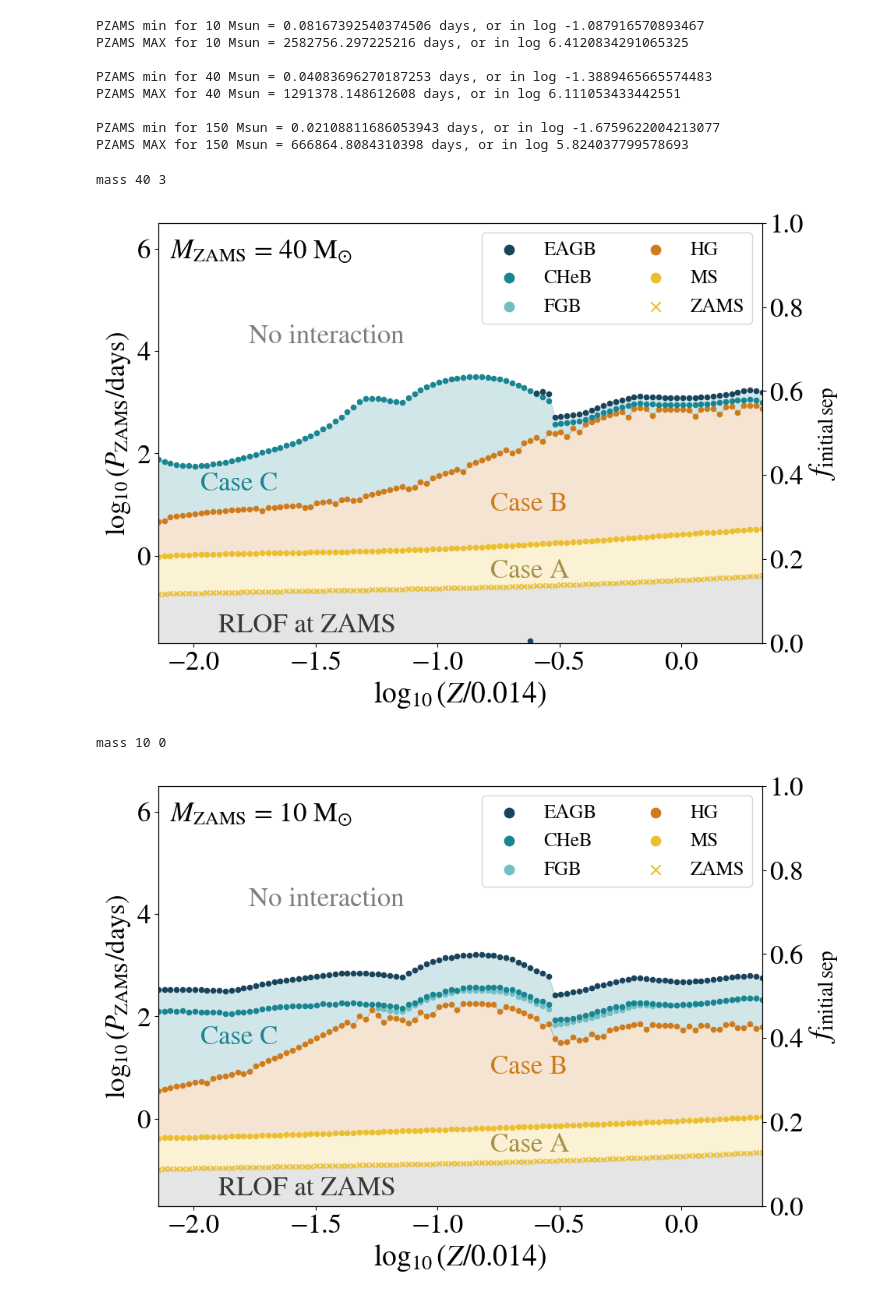
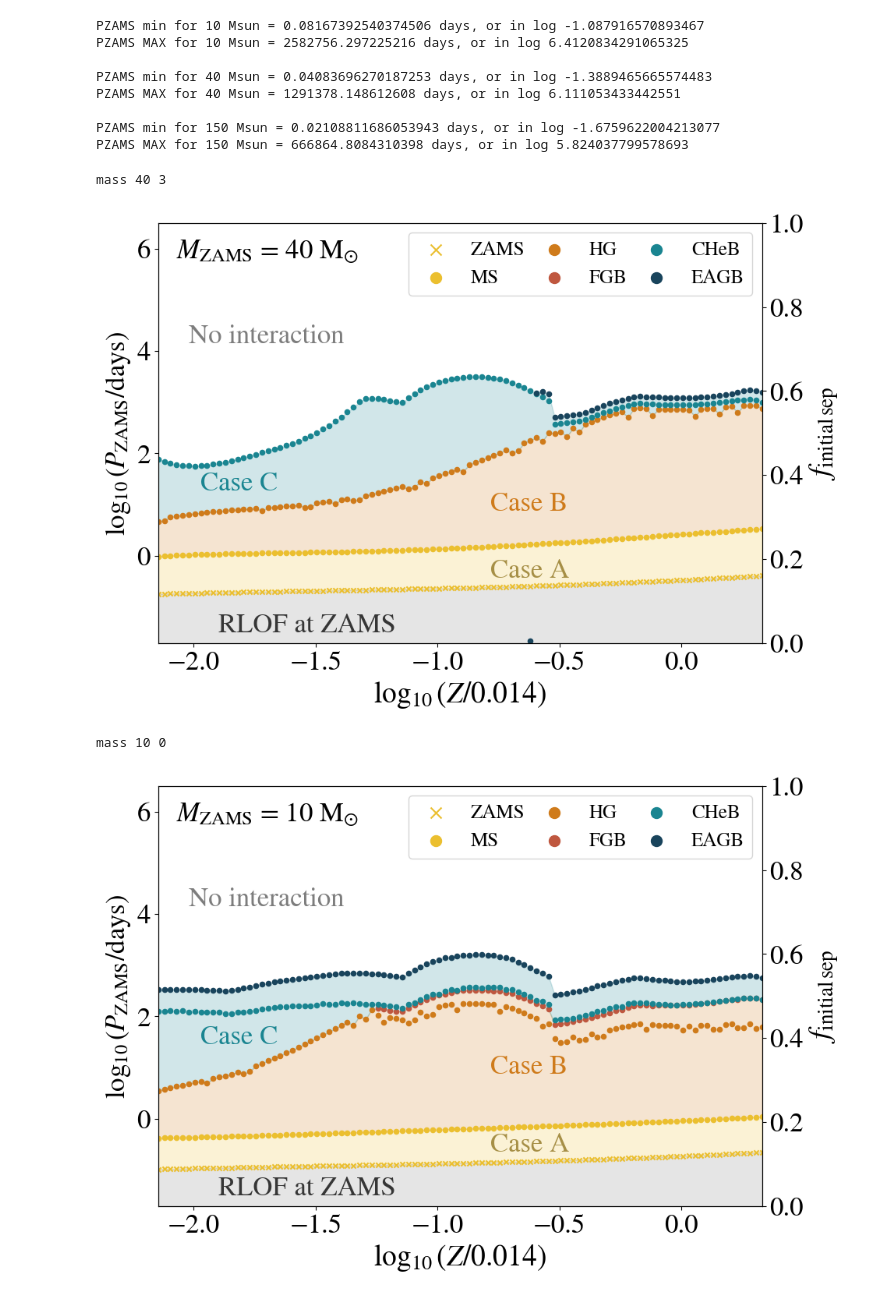
Before and after one commit to LiekeVanSon/ZdependentFormEff, a Jupyter notebook: code/Fig2B_MaxR_andP_cases.ipynb, the cells around one changed output. Cells and saved outputs as stored; diff of their text form; code cells hidden in the pictures.

Commit message:
updated definition of case b to include first giant branch

```diff
--- a/code/Fig2B_MaxR_andP_cases.ipynb
+++ b/code/Fig2B_MaxR_andP_cases.ipynb
@@ -349,17 +349,19 @@ def plot_PZAMS_CaseABC(mass, show_legend = True, show_annotations = False, dy_ca
     plt.fill_between(np.log10(np.array(data['Metals'][mi])/0.014), y1 = np.log10(Kepler3(data['R_ZAMS'][mi],mass, mass) ), y2 = np.log10(Kepler3(data['maxR_MS'][mi],mass, mass) ),  color = '#ebbf2f', alpha = 0.2)
 
     #Case B is between MS and HG
-    plt.fill_between(np.log10(np.array(data['Metals'][mi])/0.014), y1 = np.log10(Kepler3(data['maxR_MS'][mi], mass, mass) ), y2 = np.log10(Kepler3(data['maxR_HG'][mi],mass, mass) ),  color = '#cf7b1b', alpha = 0.2)
+    plt.fill_between(np.log10(np.array(data['Metals'][mi])/0.014), y1 = np.log10(Kepler3(data['maxR_MS'][mi], mass, mass) ),
+                      y2 = np.maximum(np.log10(Kepler3(data['maxR_FGB'][mi],mass, mass)), np.log10(Kepler3(data['maxR_HG'][mi],mass, mass))), color = '#cf7b1b', alpha = 0.2)
 
-    # Case C is beyond HG
-    plt.fill_between(np.log10(np.array(data['Metals'][mi])/0.014), y1 = np.log10(Kepler3(data['maxR_HG'][mi],mass, mass) ), y2 = np.log10(Kepler3(data['maxRadii'][mi],mass, mass) ),  color = '#1a8591', alpha = 0.2)
+    # Case C is after core H exhaustion, but before core He ignition
+    plt.fill_between(np.log10(np.array(data['Metals'][mi])/0.014), y1 = np.maximum(np.log10(Kepler3(data['maxR_FGB'][mi],mass, mass)), np.log10(Kepler3(data['maxR_HG'][mi],mass, mass))),
+                     y2 = np.log10(Kepler3(data['maxRadii'][mi],mass, mass) ),  color = '#1a8591', alpha = 0.2)
 
     # Per types
     plt.scatter(np.log10(np.array(data['Metals'][mi])/0.014), np.log10(Kepler3(data['maxR_MS'][mi],mass, mass) ), c = '#ebbf2f', s = 20, label = 'MS')
 
     plt.scatter(np.log10(np.array(data['Metals'][mi])/0.014), np.log10(Kepler3(data['maxR_HG'][mi],mass, mass) ), c = "#cf7b1b", s = 20, label = "HG")
 
-    plt.scatter(np.log10(np.array(data['Metals'][mi])/0.014), np.log10(Kepler3(data['maxR_FGB'][mi],mass, mass) ), c = "#72bfc2", s = 20, label = "FGB")
+    plt.scatter(np.log10(np.array(data['Metals'][mi])/0.014), np.log10(Kepler3(data['maxR_FGB'][mi],mass, mass) ), c = "#bf573f", s = 20, label = "FGB")##72bfc2
 
     plt.scatter(np.log10(np.array(data['Metals'][mi])/0.014), np.log10(Kepler3(data['maxR_CHeB'][mi],mass, mass) ), c = "#1a8591", s = 20, label = "CHeB")
 
@@ -373,38 +375,38 @@ def plot_PZAMS_CaseABC(mass, show_legend = True, show_annotations = False, dy_ca
 
 
 
-    ax.text(0.02, 0.9, r'$M_{\rm ZAMS}$ = %s M$_{\odot}$'%(mass), transform=ax.transAxes,
+    ax.text(0.03, 0.9, r'$M_{\rm ZAMS}$ = %s M$_{\odot}$'%(mass), transform=ax.transAxes,
             ha = 'left', va = 'bottom', size = 25)
 
 
     if show_annotations:
         ax.text(0.1, 0.04, 'RLOF at ZAMS', ha='left', va='center', c = '#363636', size = 25, transform=ax.transAxes)
         ax.text(0.55, 0.17 + dy_caseA, 'Case A ', ha='left', va='center', c = '#a68f46', size = 25, transform=ax.transAxes)
         ax.text(0.55, 0.33,'Case B', ha='left', va='center', c = '#cf7b1b',size = 25, transform=ax.transAxes)
         ax.text(0.07, 0.4 + dy_caseC, 'Case C', ha='left', va='center', c = '#1a8591', size = 25, transform=ax.transAxes)
         # ax.text(0.4, 0.53, 'Case C', ha='left', va='center', c = '#1a8591', size = 25, transform=ax.transAxes)
-        ax.text(0.15, 0.73, 'No interaction', ha='left', va='center', c = '#7d7d7d', size = 25, transform=ax.transAxes)
+        ax.text(0.05, 0.73, 'No interaction', ha='left', va='center', c = '#7d7d7d', size = 25, transform=ax.transAxes)
 
     # Plotvalues
     if show_legend:
-        handles, labels = ax.get_legend_handles_labels() # Reverse legend order
-        ax.legend(handles[::-1], labels[::-1], loc = 'upper right', ncols = 2, markerscale = 2)
+        handles, labels = ax.get_legend_handles_labels()
+        ax.legend(handles, labels, loc = 'upper right', ncols = 3, markerscale = 2.25, columnspacing=0.5)
     ax.set_xlabel('$\log_{10}(Z/0.014)$', fontsize = 27)
     ax.set_xlim(np.log10(1e-4/0.014), np.log10(0.03/0.014))
     ax.set_ylim(-1.7, 6.5)
     ax.set_ylabel('$\log_{10} (P_{\mathrm{ZAMS}}$/days)')
 
     # Make a plot dir in the data dir if it doesnt exist yet
     if not os.path.exists(f'{root_out_dir}/plots/'):
         os.makedirs(f'{root_out_dir}/plots/')
     plt.savefig(f'../plots/{compas_v}/PZAMS_Type_perZ_M{mass}.pdf',bbox_inches='tight')
 
     plt.show()
 
 plot_PZAMS_CaseABC(40, show_legend = True, show_annotations = True, dy_caseC = -0.021)
 plot_PZAMS_CaseABC(10, show_legend = True, show_annotations = True, dy_caseA = -0.025)
 # %% [output]
 mass 40 3
-[figure, old version]
+[figure, new version]
 mass 10 0
-[figure, old version]
+[figure, new version]
```
Also changed, not shown: 13 other files.
